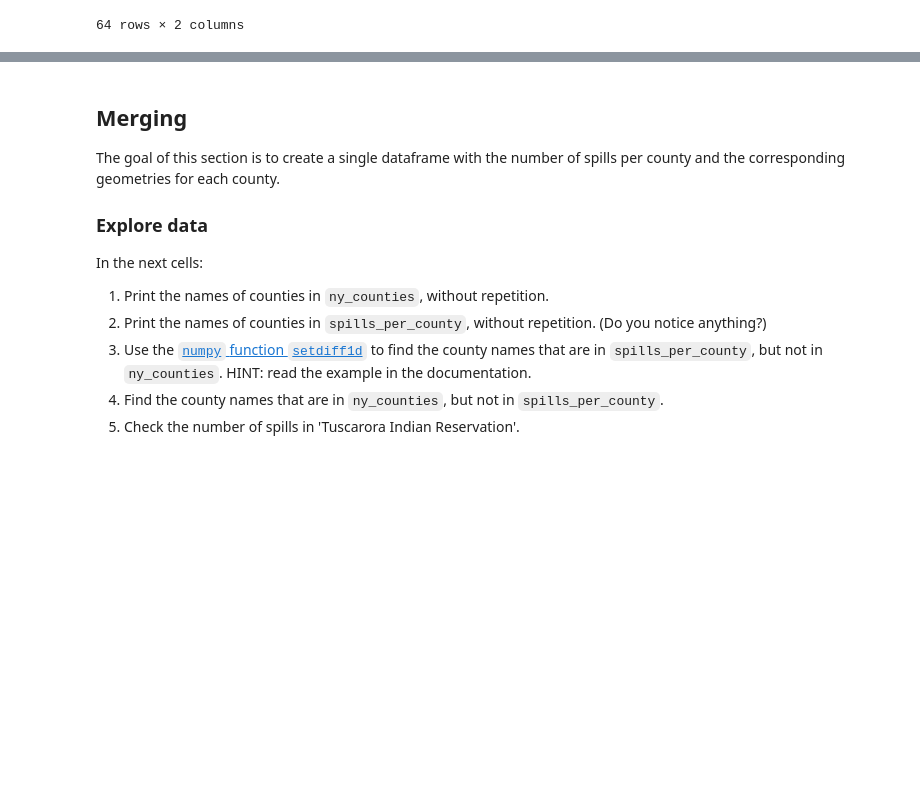
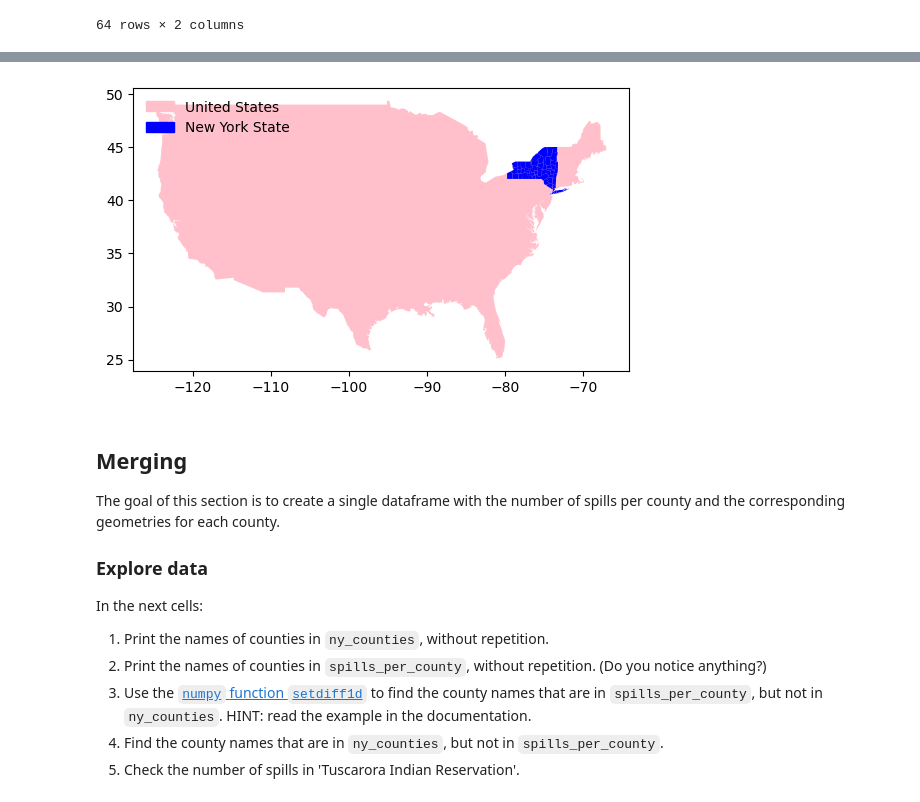
Before and after one commit to carmengg/eds220-oil-spills-sample-repo, a Jupyter notebook: NY-state-spills-per-county.ipynb, the cells around one changed output, grey strips where cells are left out. Drawn from its saved outputs; the diff is of its cells as text; code cells hidden in the pictures; blank space fills up the shorter version.

```diff
--- a/NY-state-spills-per-county.ipynb
+++ b/NY-state-spills-per-county.ipynb
@@ -159,3 +198,25 @@ ny_counties.plot()
+# %%
+us_polys = counties.dissolve().explode(ignore_index=True)
+us = us_polys.iloc[[0]]
+# %%
+fig, ax = plt.subplots()
+# --------------------------------------------
+us.plot(ax=ax, color = 'pink')
+us_patch = Patch(color='pink',
+                           label='United States')
+
+# --------------------------------------------
+ny_counties.plot(ax=ax, color = 'blue')
+ny_patch = Patch(color='blue',
+                           label='New York State')
+
+# ------------------------------------------
+# create elegend
+ax.legend(handles = [us_patch, ny_patch], frameon=False, loc='upper left')
+
+plt.show()
+# %% [output]
+[figure, added]
 # %% [markdown]
 ## Merging
 
```
Also changed, not shown: parts of 21 cells of this notebook.
